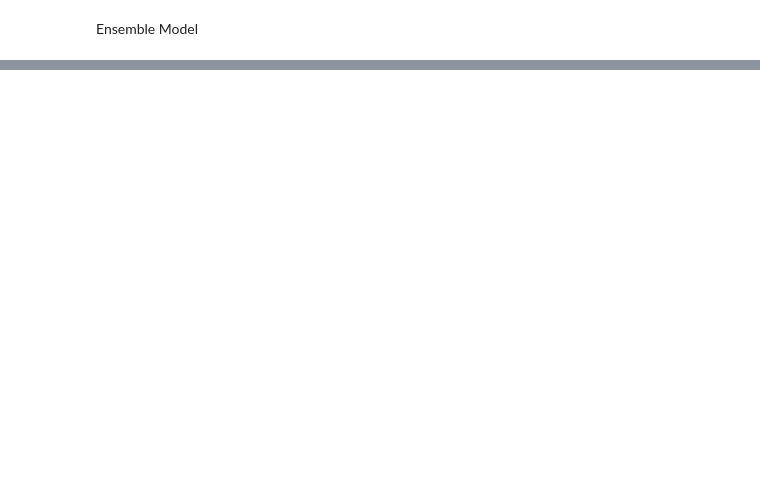
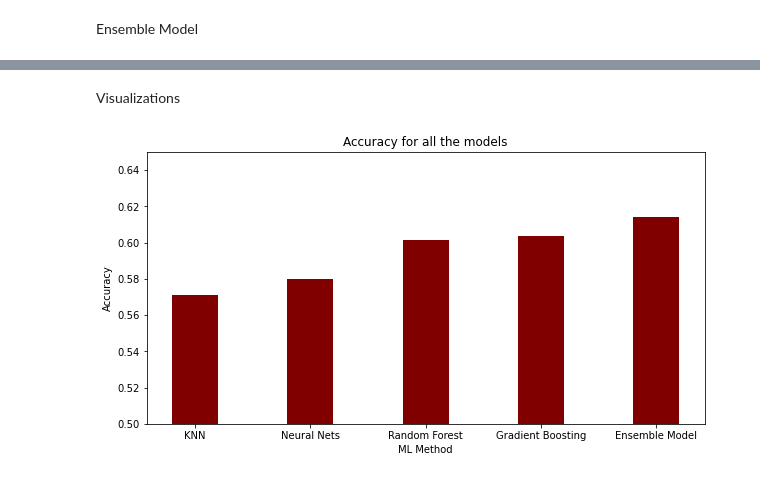
Before and after one commit to austin-py/396-DataPipeline, a Jupyter notebook: Final Project Colab.ipynb, the cells around one changed output, grey strips where cells are left out. Saved outputs shown, nothing was run; the diff lists cells and outputs as text; code cells hidden in the pictures; blank space fills up the shorter version.

```diff
--- a/Final Project Colab.ipynb
+++ b/Final Project Colab.ipynb
@@ -472,0 +515,17 @@ sclf.score(x_test,y_bool_test)
+# %% [markdown]
+Visualizations
+# %%
+vis_data = {'KNN': 0.5711884227452126, 'Neural Nets':0.5800321590410759, 'Random Forest': 0.6016410408042578, 'Gradient Boosting': 0.6036369012418688, 'Ensemble Model':0.61428149024246}
+methods = list(vis_data.keys())
+values = list(vis_data.values())
+fig = plt.figure(figsize = (10, 5))
+
+plt.bar(methods, values, color ='maroon', width = 0.4)
+ax = plt.gca()
+ax.set_ylim([0.5, 0.65])
+plt.xlabel("ML Method")
+plt.ylabel("Accuracy")
+plt.title("Accuracy for all the models")
+plt.show()
+# %% [output]
+[figure, added]
```
Also changed, not shown: parts of 20 cells of this notebook.
